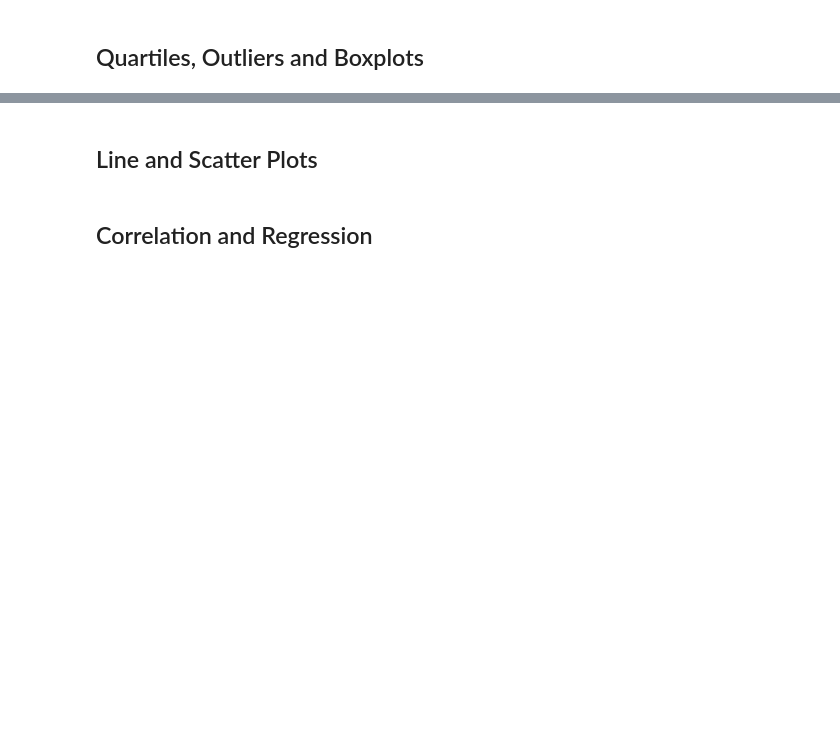
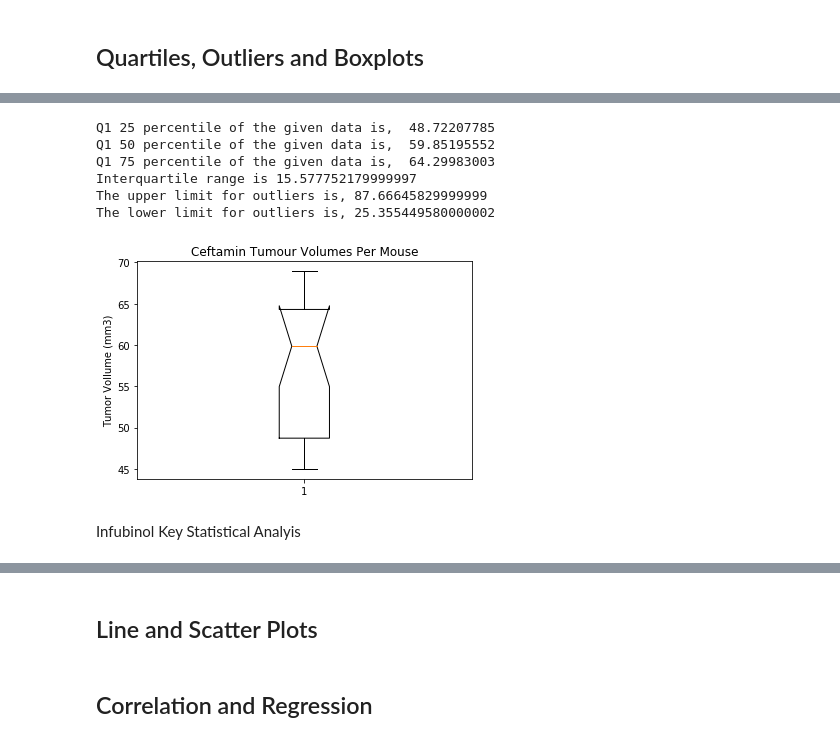
Before and after one commit to Turtles173/Matplotlib_challenge, a Jupyter notebook: Pymaceuticals/pymaceuticals_starter - TT.ipynb, the cells around one changed output, grey strips where cells are left out. Cells and saved outputs as stored; diff of their text form; code cells hidden in the pictures; blank space fills up the shorter version.

```diff
--- a/Pymaceuticals/pymaceuticals_starter - TT.ipynb
+++ b/Pymaceuticals/pymaceuticals_starter - TT.ipynb
@@ -293,0 +462,35 @@ NameError: name 'sts' is not defined
+# %%
+#Calculate the key quantatative data points for Ceftamin
+CefQ1 = np.percentile(Ceftamin["Tumor Volume (mm3)"], 25, interpolation = 'midpoint')
+CefQ2 = np.percentile(Ceftamin["Tumor Volume (mm3)"], 50, interpolation = 'midpoint')
+CefQ3 = np.percentile(Ceftamin["Tumor Volume (mm3)"], 75, interpolation = 'midpoint')
+
+IQR_Cef = st.iqr(Ceftamin["Tumor Volume (mm3)"], interpolation = 'midpoint')
+IQRUp_Cef = CefQ3 + (1.5 * IQR_Cef)
+IQRDown_Cef = CefQ1 - (1.5 * IQR_Cef)
+
+print('Q1 25 percentile of the given data is, ', CefQ1)
+print('Q1 50 percentile of the given data is, ', CefQ2)
+print('Q1 75 percentile of the given data is, ', CefQ3)
+
+print('Interquartile range is', IQR_Cef)
+print('The upper limit for outliers is,', IQRUp_Cef)
+print('The lower limit for outliers is,', IQRDown_Cef)
+# %% [output]
+Q1 25 percentile of the given data is,  48.72207785
+Q1 50 percentile of the given data is,  59.85195552
+Q1 75 percentile of the given data is,  64.29983003
+Interquartile range is 15.577752179999997
+The upper limit for outliers is, 87.66645829999999
+The lower limit for outliers is, 25.355449580000002
+# %%
+Cef1, Cef_ax1 = plt.subplots()
+Cef_ax1.set_title('Ceftamin Tumour Volumes Per Mouse')
+Cef_ax1.set_ylabel('Tumor Vollume (mm3)')
+
+Cef_ax1.boxplot(Ceftamin["Tumor Volume (mm3)"], notch=True, flierprops=green_diamond)
+plt.show()
+# %% [output]
+[figure, added]
+# %% [markdown]
+Infubinol Key Statistical Analyis
```
Also changed, not shown: parts of 32 cells of this notebook.
